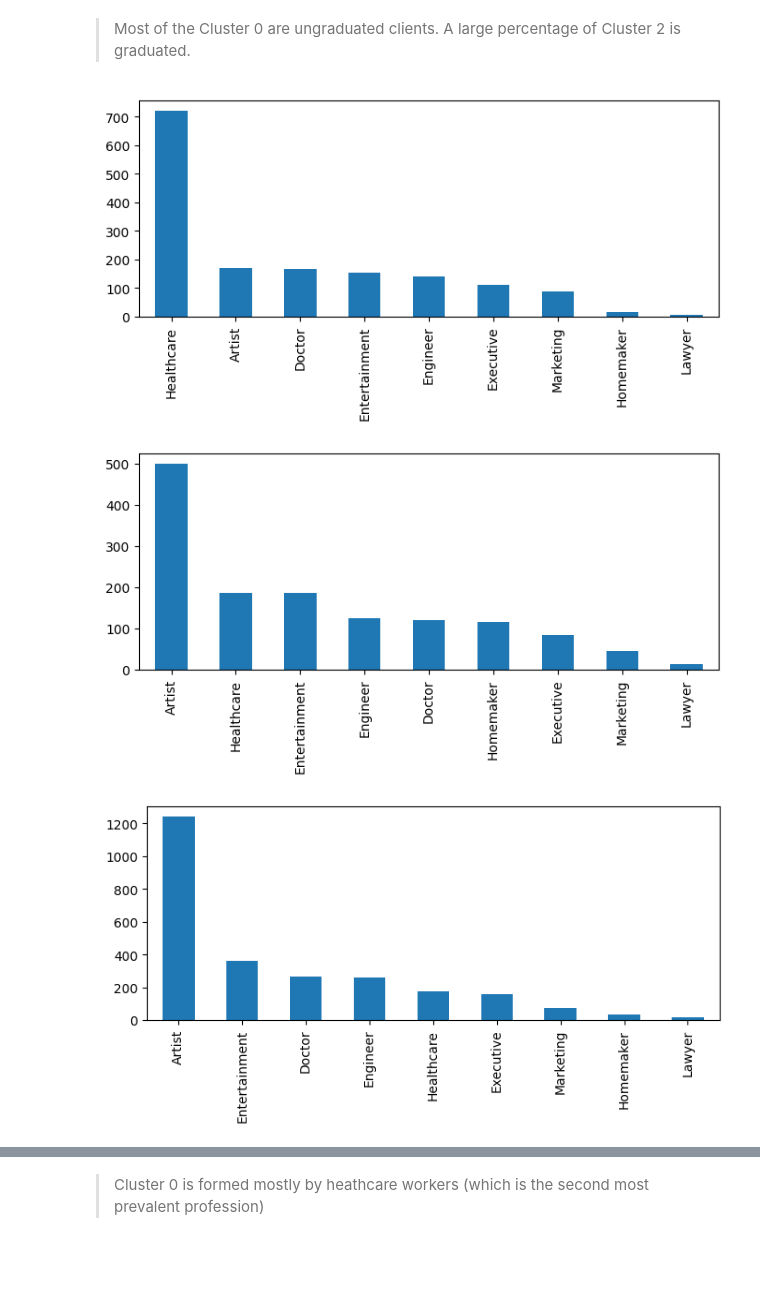
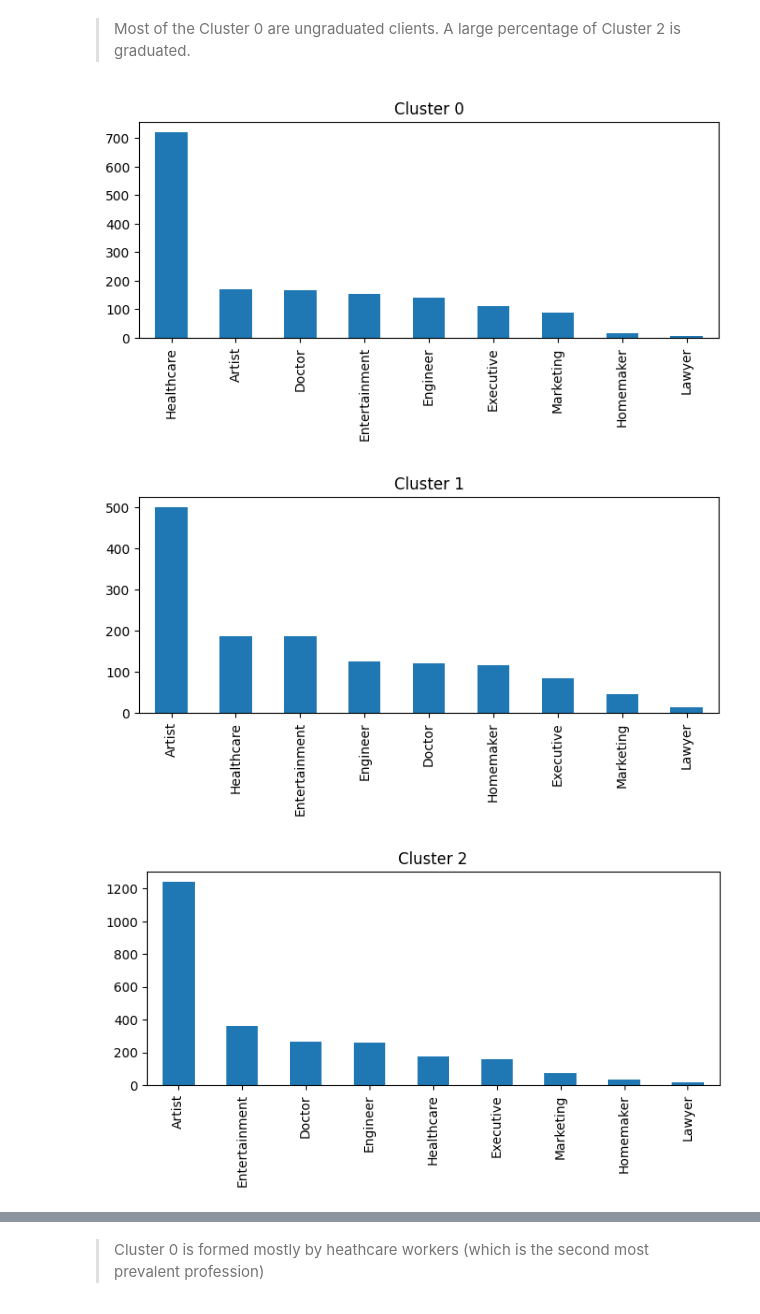
Before and after one commit to franklinzppa/customer-clusterization, a Jupyter notebook: customer-cluster.ipynb, the cells around one changed output, grey strips where cells are left out. Saved outputs shown, nothing was run; the diff lists cells and outputs as text; code cells hidden in the pictures; blank space fills up the shorter version.

```diff
--- a/customer-cluster.ipynb
+++ b/customer-cluster.ipynb
@@ -445,21 +449,24 @@ plt.show()
 > Most of the Cluster 0 are ungraduated clients. A large percentage of Cluster 2 is graduated.
 # %%
 plt.figure(figsize=(8,3))
+plt.title('Cluster 0')
 df_results[df_results['Label'] == 0]['Profession'].value_counts().plot(kind='bar')
 plt.show()
 # %% [output]
-[figure, old version]
+[figure, new version]
 # %%
 plt.figure(figsize=(8,3))
+plt.title('Cluster 1')
 df_results[df_results['Label'] == 1]['Profession'].value_counts().plot(kind='bar')
 plt.show()
 # %% [output]
-[figure, old version]
+[figure, new version]
 # %%
 plt.figure(figsize=(8,3))
+plt.title('Cluster 2')
 df_results[df_results['Label'] == 2]['Profession'].value_counts().plot(kind='bar')
 plt.show()
 # %% [output]
-[figure, old version]
+[figure, new version]
 # %%
 plt.figure(figsize=(8,3))
```
Also changed, not shown: parts of 9 cells of this notebook.
